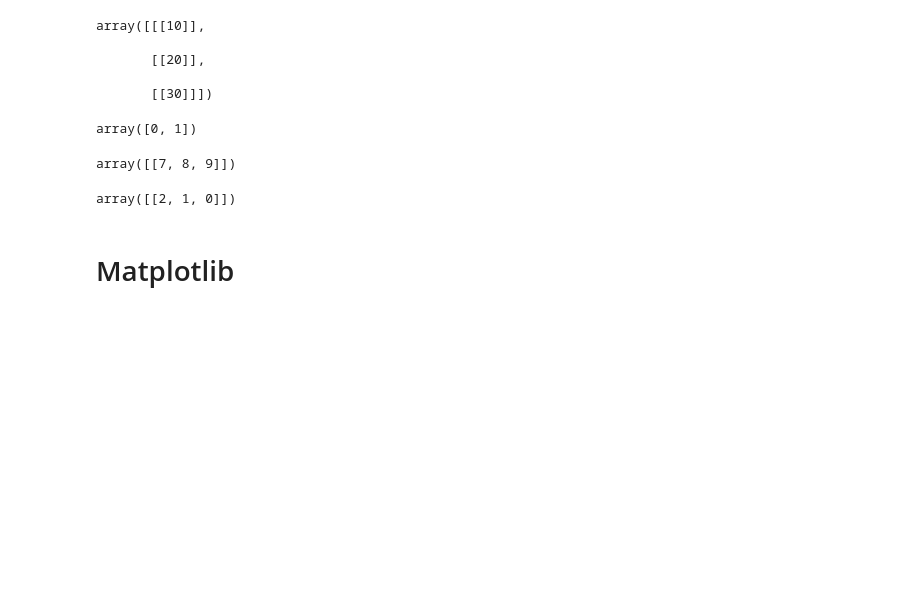
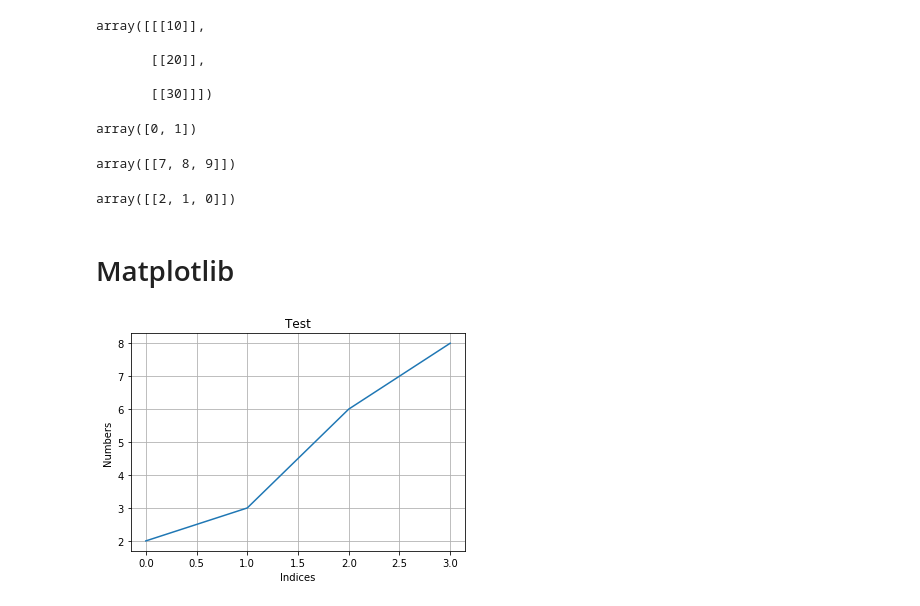
Before and after one commit to p-s-vishnu/Documents, a Jupyter notebook: Python/Mine/Python_libraries.ipynb, the cells around one changed output. Drawn from its saved outputs; the diff is of its cells as text; code cells hidden in the pictures; blank space fills up the shorter version.

```diff
--- a/Python/Mine/Python_libraries.ipynb
+++ b/Python/Mine/Python_libraries.ipynb
@@ -365,0 +368,10 @@ array([[2, 1, 0]])
+# %%
+plt.title('Test')
+plt.xlabel("Indices")
+plt.ylabel("Numbers")
+plt.grid()
+
+plt.plot([2, 3, 6, 8])
+plt.show()
+# %% [output]
+[figure, added]
```
Also changed, not shown: parts of 12 cells of this notebook.
